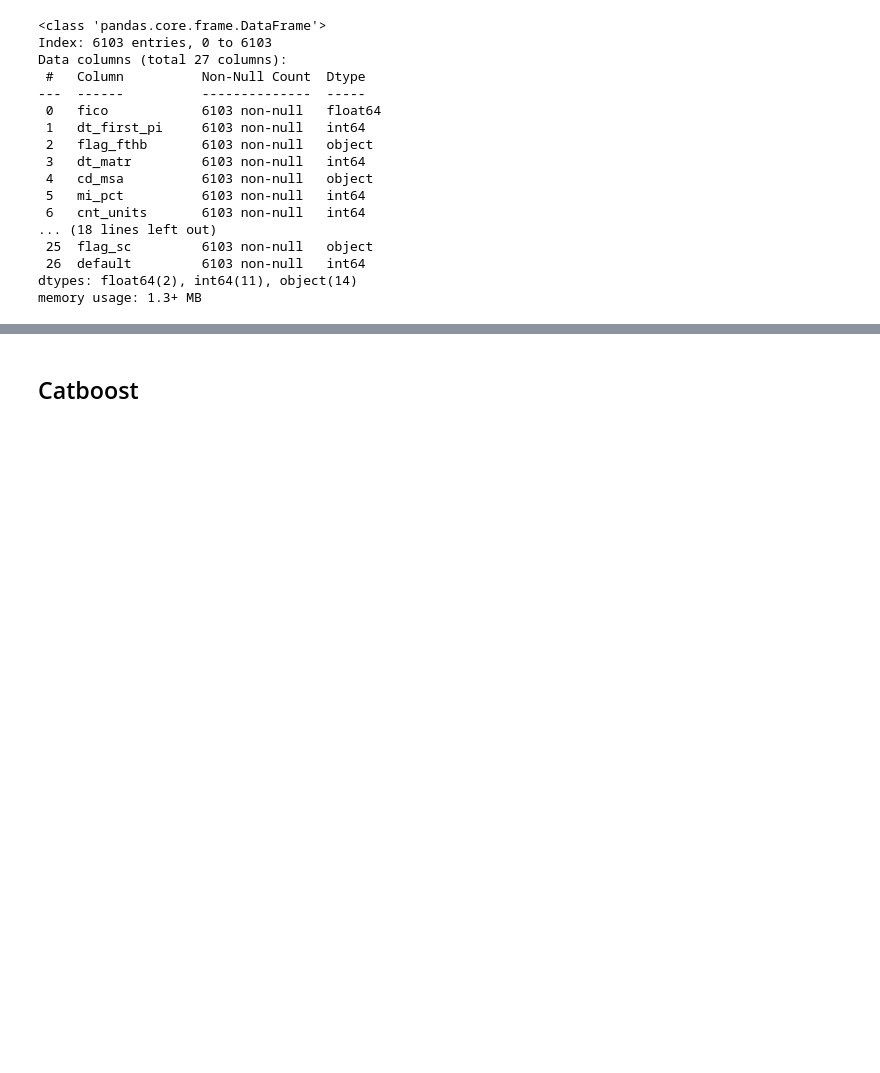
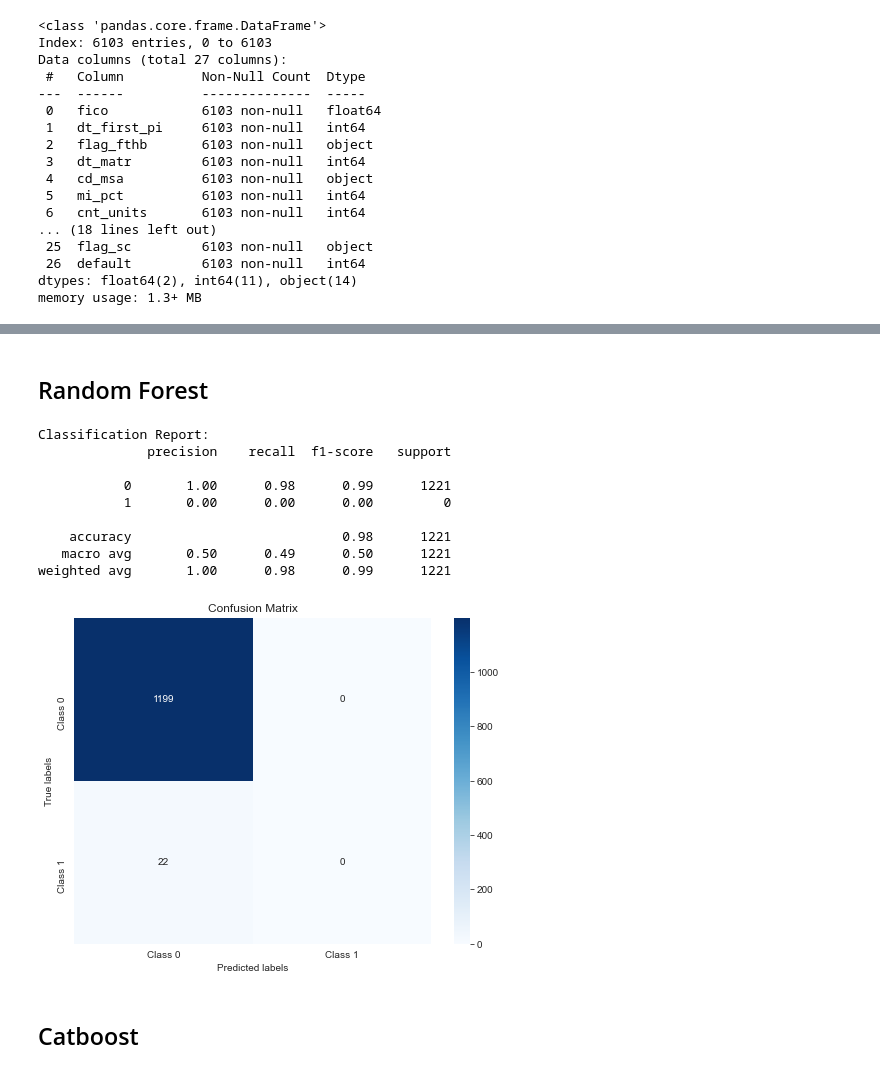
Before and after one commit to IRis0550/mlpy_2, a Jupyter notebook: project2.ipynb, the cells around one changed output, grey strips where cells are left out. Cells and saved outputs as stored; diff of their text form; code cells hidden in the pictures; blank space fills up the shorter version.

```diff
--- a/project2.ipynb
+++ b/project2.ipynb
@@ -167,17 +169,7 @@ from sklearn.metrics import confusion_matrix
 # Split the data into features (X) and target (y)
 X = d_new.drop({'default'}, axis=1)  # Features
 y = d_new['default']  # Target
-# Convert any categorical variables to dummy variables if needed
-X = pd.get_dummies(X)
+
 
 # Split the data into training and testing sets
 X_train, X_test, y_train, y_test = train_test_split(X, y, test_size=0.2, random_state=42)
-
-# Initialize the decision tree classifier
-dt_classifier = DecisionTreeClassifier(random_state=42)
-
-# Train the classifier
-dt_classifier.fit(X_train, y_train)
-
-# Predict on the testing data
-y_pred = dt_classifier.predict(X_test)
@@ -300,3 +335,48 @@ weighted avg       0.96      0.96      0.96      1221
+# %% [markdown]
+## Random Forest
+# %%
+from sklearn.ensemble import RandomForestClassifier
+
+# 初始化 Random Forest 分类器
+rf_classifier_smote = RandomForestClassifier(n_estimators=100, random_state=42)
+
+# 在训练集上训练模型
+rf_classifier_smote.fit(X_train_smote, y_train_smote)
+
+# 在测试集上进行预测
+y_pred_smote_rf = rf_classifier_smote.predict(X_test)
+# %%
+# Generate the classification report
+report_smote_rf = classification_report(y_pred_smote_rf, y_test)
+
+# Print the classification report
+print("Classification Report:")
+print(report_smote_rf)
+# Assuming y_test and y_pred are the true labels and predicted labels, respectively
+# Calculate the confusion matrix
+conf_matrix = confusion_matrix(y_test, y_pred_smote_rf)
+
+# Define class labels (if applicable)
+class_labels = ['Class 0', 'Class 1']  # Replace with your actual class labels if available
+
+# Plot confusion matrix
+plt.figure(figsize=(8, 6))
+sns.heatmap(conf_matrix, annot=True, fmt="d", cmap="Blues", xticklabels=class_labels, yticklabels=class_labels)
+plt.xlabel('Predicted labels')
+plt.ylabel('True labels')
+plt.title('Confusion Matrix')
+plt.show()
+# %% [output]
+Classification Report:
+              precision    recall  f1-score   support
+
+           0       1.00      0.98      0.99      1221
+           1       0.00      0.00      0.00         0
+
+    accuracy                           0.98      1221
+   macro avg       0.50      0.49      0.50      1221
+weighted avg       1.00      0.98      0.99      1221
+[figure, added]
 # %% [markdown]
 ## Catboost
 # %%
```
Also changed, not shown: parts of 21 cells of this notebook, 4 other files.
